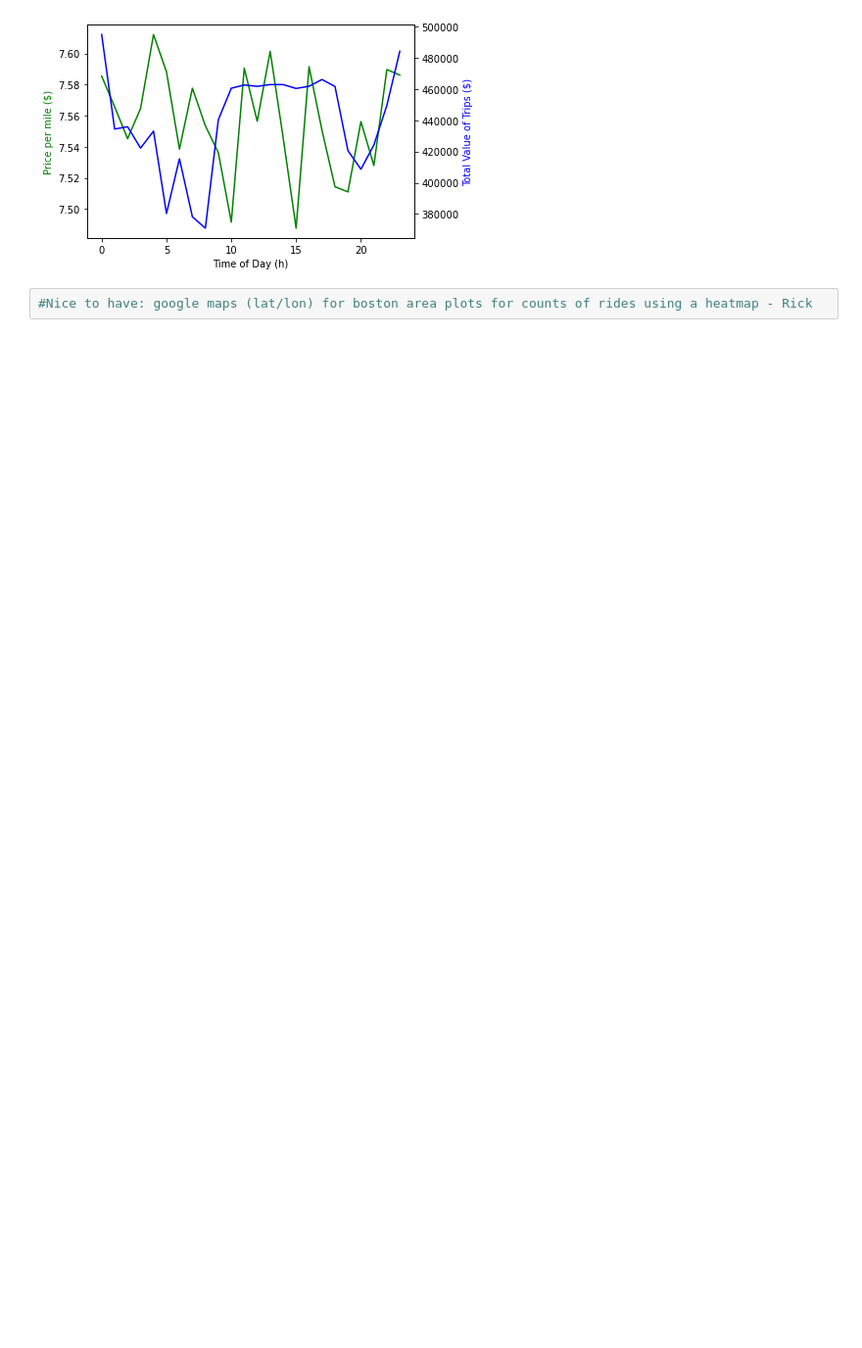
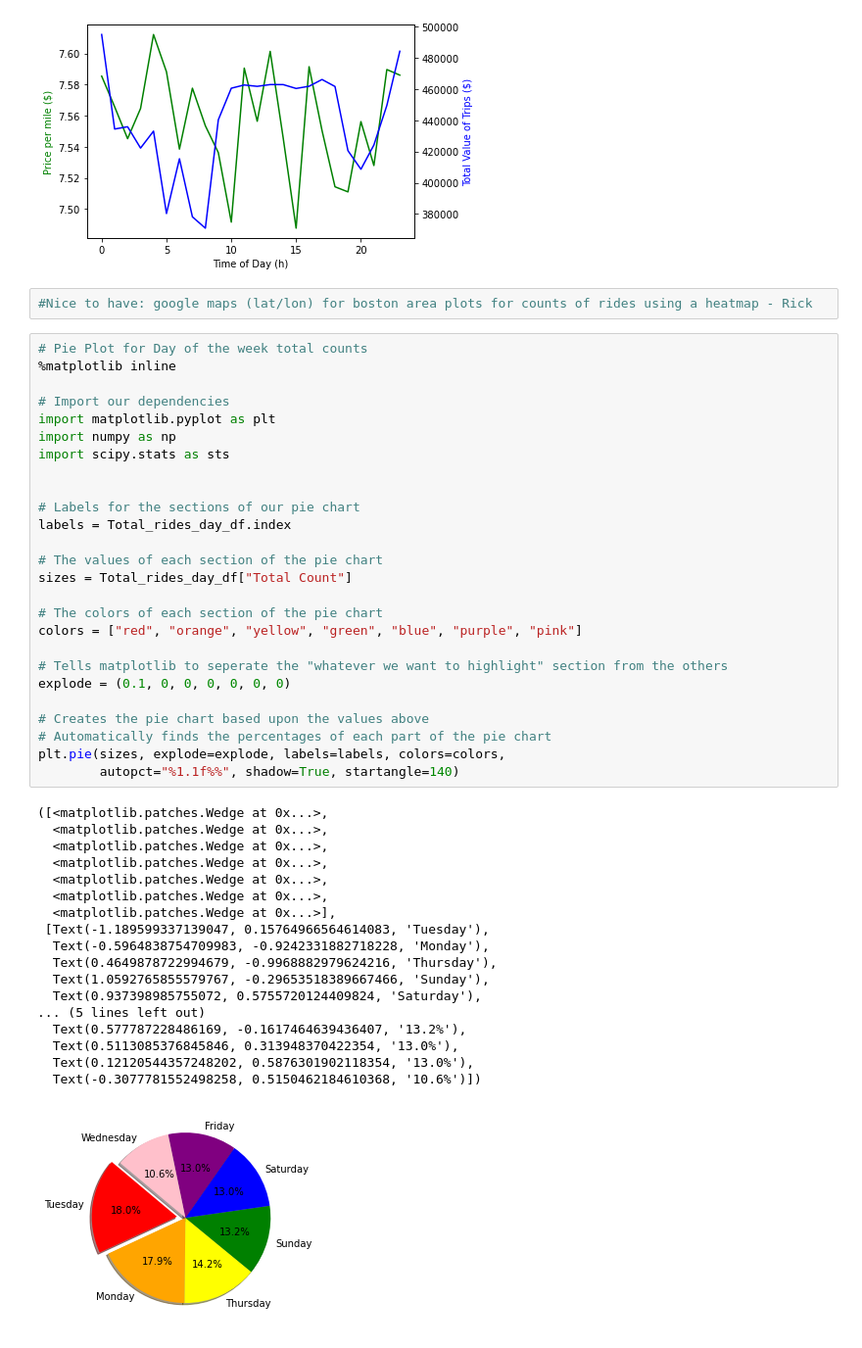
Before and after one commit to jillpeloquin13/UberProject, a Jupyter notebook: uber_data.ipynb, the cells around one changed output. Shown: that part at 98% size. Cells and saved outputs as stored; diff of their text form; blank space fills up the shorter version.

Commit message:
Integrated Jupyter notebook Graphs..., debugged and have all graphs working.

```diff
--- a/uber_data.ipynb
+++ b/uber_data.ipynb
@@ -375,3 +378,48 @@ plt.show()
 [figure]
 # %%
 #Nice to have: google maps (lat/lon) for boston area plots for counts of rides using a heatmap - Rick
+# %%
+# Pie Plot for Day of the week total counts
+%matplotlib inline
+
+# Import our dependencies
+import matplotlib.pyplot as plt
+import numpy as np
+import scipy.stats as sts
+
+
+# Labels for the sections of our pie chart
+labels = Total_rides_day_df.index
+
+# The values of each section of the pie chart
+sizes = Total_rides_day_df["Total Count"]
+
+# The colors of each section of the pie chart
+colors = ["red", "orange", "yellow", "green", "blue", "purple", "pink"]
+
+# Tells matplotlib to seperate the "whatever we want to highlight" section from the others
+explode = (0.1, 0, 0, 0, 0, 0, 0)
+
+# Creates the pie chart based upon the values above
+# Automatically finds the percentages of each part of the pie chart
+plt.pie(sizes, explode=explode, labels=labels, colors=colors,
+        autopct="%1.1f%%", shadow=True, startangle=140)
+# %% [output]
+([<matplotlib.patches.Wedge at 0x...>,
+  <matplotlib.patches.Wedge at 0x...>,
+  <matplotlib.patches.Wedge at 0x...>,
+  <matplotlib.patches.Wedge at 0x...>,
+  <matplotlib.patches.Wedge at 0x...>,
+  <matplotlib.patches.Wedge at 0x...>,
+  <matplotlib.patches.Wedge at 0x...>],
+ [Text(-1.189599337139047, 0.15764966564614083, 'Tuesday'),
+  Text(-0.5964838754709983, -0.9242331882718228, 'Monday'),
+  Text(0.4649878722994679, -0.9968882979624216, 'Thursday'),
+  Text(1.0592765855579767, -0.29653518389667466, 'Sunday'),
+  Text(0.937398985755072, 0.5755720124409824, 'Saturday'),
+... (5 lines left out)
+  Text(0.577787228486169, -0.1617464639436407, '13.2%'),
+  Text(0.5113085376845846, 0.313948370422354, '13.0%'),
+  Text(0.12120544357248202, 0.5876301902118354, '13.0%'),
+  Text(-0.3077781552498258, 0.5150462184610368, '10.6%')])
+[figure, added]
```
Also changed, not shown: parts of 8 cells of this notebook.
